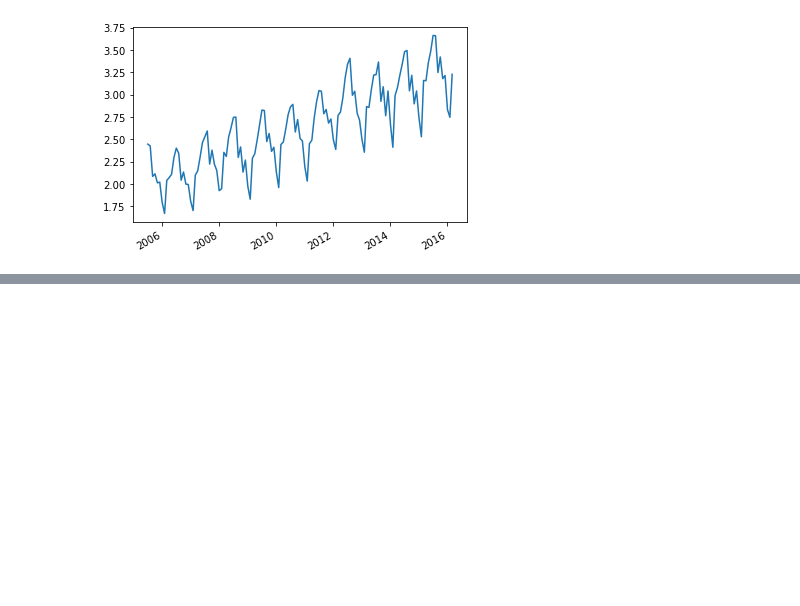
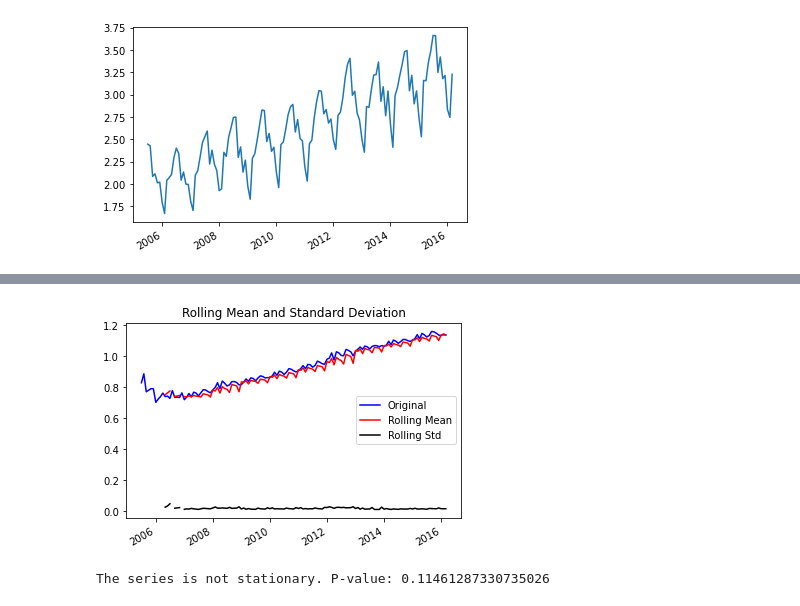
Before and after one commit to usamatrq94/time-series-models, a Jupyter notebook: ARIMA-model-tuning.ipynb, the cells around one changed output, grey strips where cells are left out. Saved outputs shown, nothing was run; the diff lists cells and outputs as text; code cells hidden in the pictures; blank space fills up the shorter version.

```diff
--- a/ARIMA-model-tuning.ipynb
+++ b/ARIMA-model-tuning.ipynb
@@ -81,0 +155,9 @@ df.plot()
+# %%
+# lets try apply exponential decay to transform a time
+# series
+df_exp = np.log(df).ewm(halflife=6, min_periods=0, adjust=True).mean()
+df_exp.dropna(inplace=True)
+analyze_series(df_exp)
+# %% [output]
+[figure, added]
+The series is not stationary. P-value: 0.11461287330735026
```
Also changed, not shown: parts of 10 cells of this notebook.
